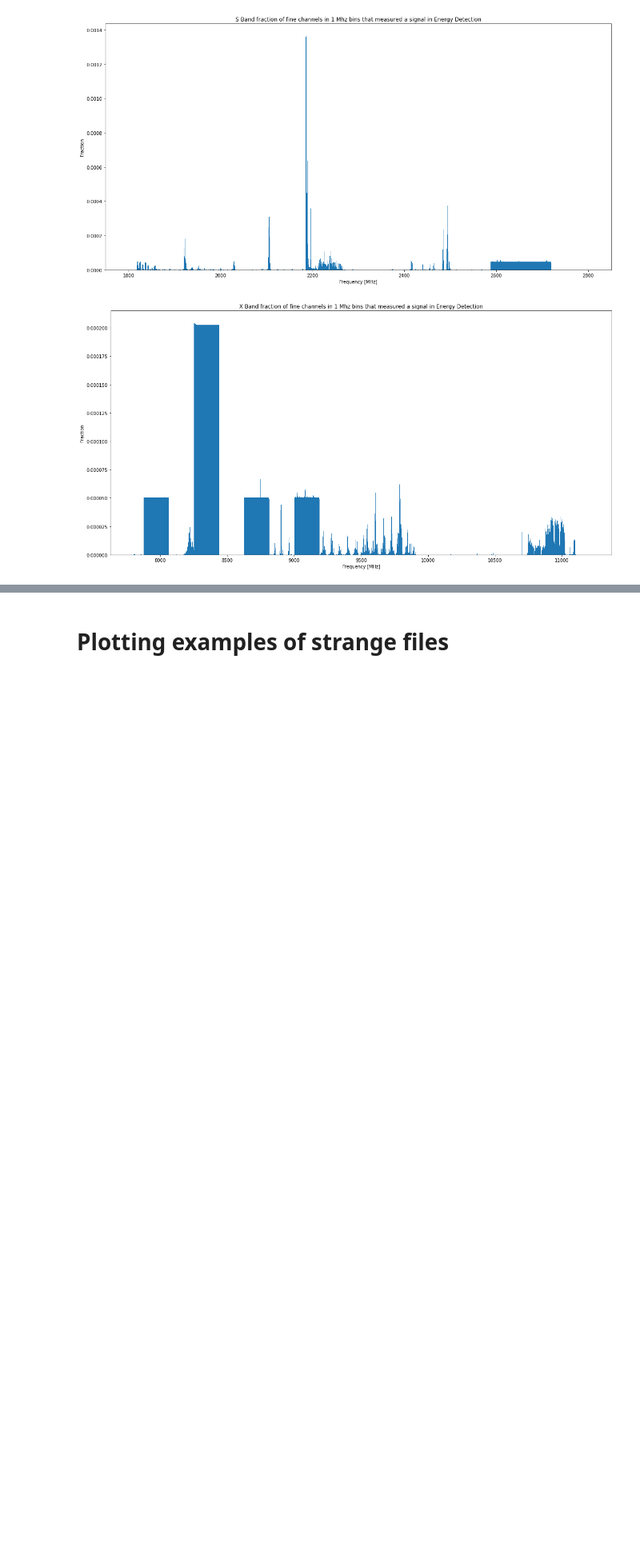
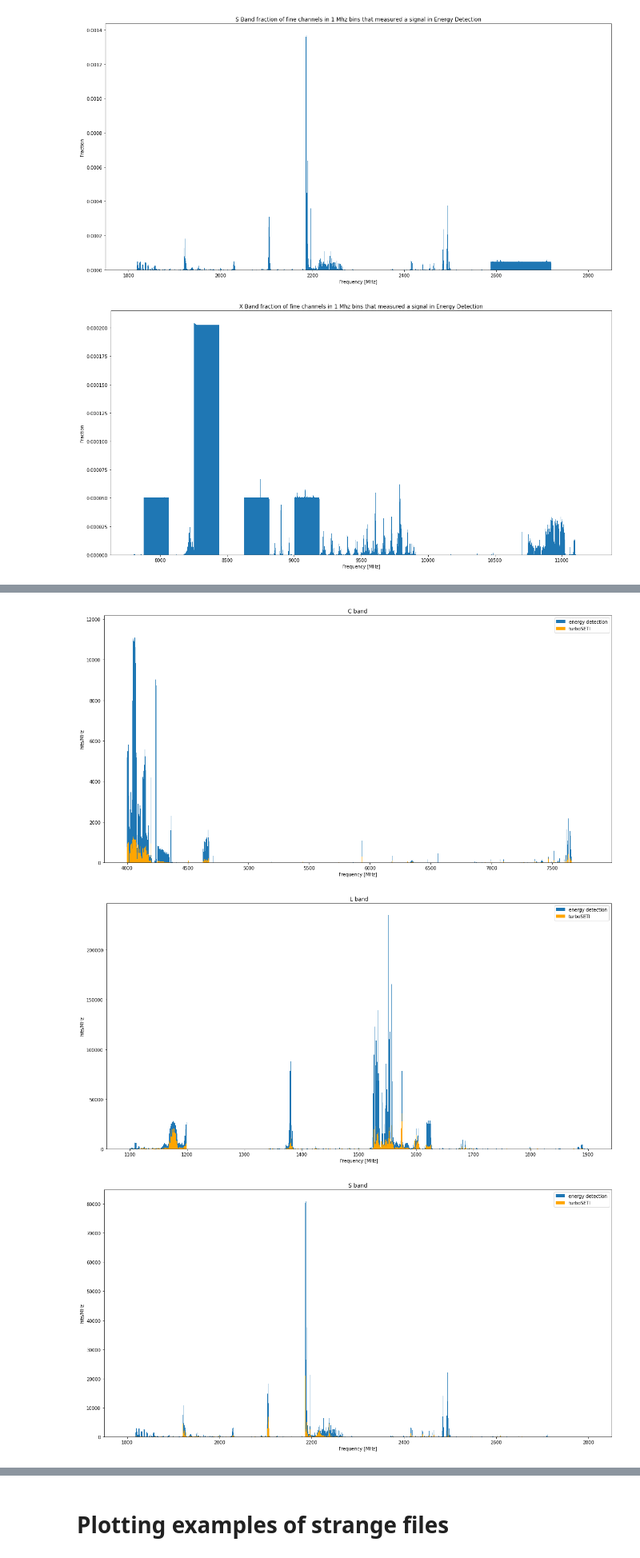
Before and after one commit to dbautista98/Breakthrough_Listen, a Jupyter notebook: turboSETI_vs_energy_detection.ipynb, the cells around one changed output, grey strips where cells are left out. Shown at 80% size. Saved outputs shown, nothing was run; the diff lists cells and outputs as text; code cells hidden in the pictures; blank space fills up the shorter version.

```diff
--- a/turboSETI_vs_energy_detection.ipynb
+++ b/turboSETI_vs_energy_detection.ipynb
@@ -138,5 +142,5 @@ plt.show()
 # %% [markdown]
 # Fraction of fine channels that detect a signal
 # %%
-fine_pickles = glob.glob(fine+"*")
+fine_pickles = glob.glob(fine+"*pkl")
 fine_pickles.sort()
@@ -167,0 +190,32 @@ L band has an interval of constant fraction in frequencies between ~1650-1900 MH
+# %%
+csv_dir = "/home/danielb/fall_2021/histograms/energy_detection_csvs/"
+csv_files = glob.glob(csv_dir+"*band_energy_detection_hist_threshold_4096.csv")
+csv_files.sort()
+
+hist = pd.read_csv(csv_files[0])
+# %%
+dat_dir = "/home/danielb/fall_2021/histograms/turboSETI/"
+dat_csvs= glob.glob(dat_dir+"*.csv")
+dat_csvs.sort()
+
+dat_hist = pd.read_csv(dat_csvs[0])
+# %%
+titles = ["L band", "S band", "C band", "X band"]
+titles.sort()
+# %%
+for i in range(4):
+    hist = pd.read_csv(csv_files[i])
+    dat_hist = pd.read_csv(dat_csvs[i])
+
+    plt.figure(figsize=(20,10))
+    plt.bar(hist["frequency"], hist["count"], width=1, label="energy detection")
+    plt.bar(dat_hist["frequency"], dat_hist["count"], width=1, label="turboSETI", color="orange")
+    plt.legend()
+    plt.xlabel("Frequency [MHz]")
+    plt.ylabel("hits/MHz")
+    plt.title(titles[i])
+    plt.show();
+# %% [output]
+[figure, added]
+[figure, added]
+[figure, added]
```
Also changed, not shown: parts of 100 cells of this notebook.
